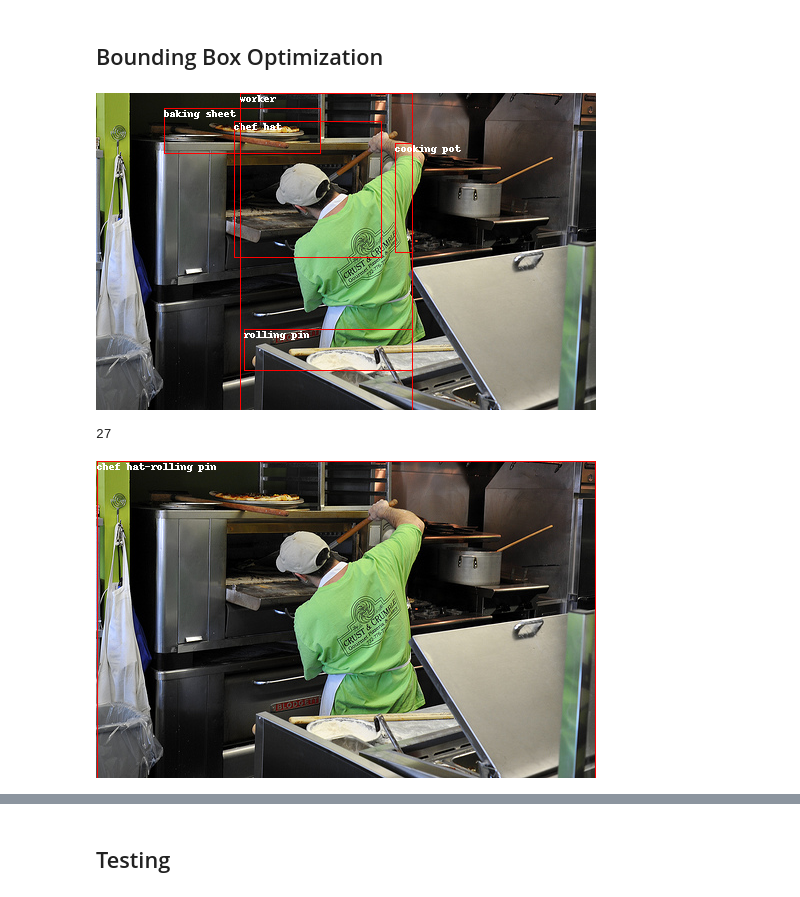
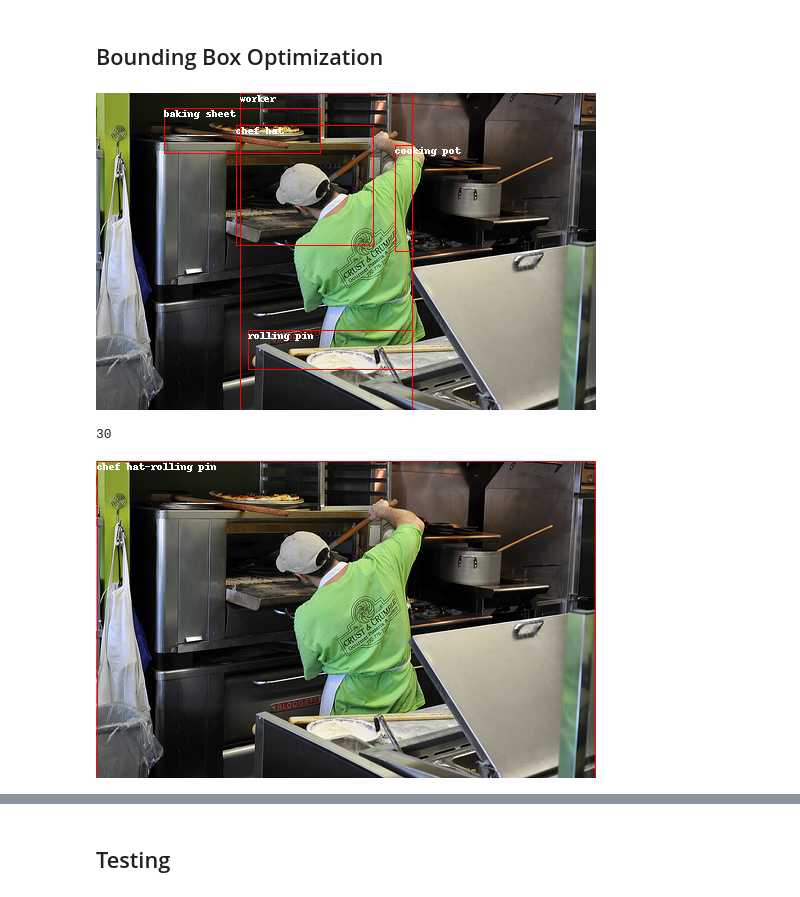
Before and after one commit to winnedatsch/tuw-master-thesis, a Jupyter notebook: notebooks/vqa.ipynb, the cells around one changed output, grey strips where cells are left out. Cells and saved outputs as stored; diff of their text form; code cells hidden in the pictures.

```diff
--- a/notebooks/vqa.ipynb
+++ b/notebooks/vqa.ipynb
@@ -47,7 +47,7 @@ torch.cuda.empty_cache()
 
 %reload object_detection.owl_vit_object_detector
 from object_detection.owl_vit_object_detector import OWLViTObjectDetector
-object_detector = OWLViTObjectDetector(gpu, threshold=0.03)
+object_detector = OWLViTObjectDetector(gpu)
 # %% [markdown]
 ### Reference Question
 # %%
@@ -57,7 +57,7 @@ import json
 with open("../data/questions/train_sampled_questions_2000.json") as f:
    questions = list(json.load(f).items())
 
-qid, question = questions[3]
+qid, question = questions[2]
 print(f"{question['question']} -> {question['answer']}")
 print(question["semanticStr"])
 image = Image.open(f"../data/images/{question['imageId']}.jpg")
@@ -90,12 +90,11 @@ detected_objects = object_detector.detect_objects(
     F.to_tensor(image),
     [c.replace("_", " ") for c in all_child_classes]
 )
-detected_object_values = list(detected_objects.values())
 print(len(detected_objects))
 imgcopy = image.copy()
 draw = ImageDraw.Draw(imgcopy)
 
-for object in detected_objects.values():
+for object in detected_objects:
    object_crop = image.crop((object["x"], object["y"], object["x"]+object["w"], object["y"]+object["h"]))
    draw.rectangle((object["x"], object["y"], object["x"]+object["w"], object["y"]+object["h"]), outline="red", width=1)
    draw.text((object["x"], object["y"]), f"{object['name']}: {object['score']:.3f}", fill="white")
@@ -124,30 +123,30 @@ select: pan (633147)->relate: _,on,o (633148) [0]->query: name [1]
 # %%
 %reload pipeline.bounding_box_optimization
 from pipeline.bounding_box_optimization import get_object_bboxes
 
-object_bboxes = get_object_bboxes(detected_object_values, {
+object_bboxes = get_object_bboxes(detected_objects, {
     "h": image.size[0],
     "w": image.size[1]
 })
 
 imgcopy = image.copy()
 draw = ImageDraw.Draw(imgcopy)
 
-for i, object in enumerate(detected_object_values[:5]):
+for i, object in enumerate(detected_objects[:5]):
     bbox = object_bboxes[i]
 
     draw.rectangle((bbox[1], bbox[0], bbox[3], bbox[2]), outline="red", width=1)
     draw.text((bbox[1], bbox[0]), f"{object['name']}", fill="white")
 
 imgcopy
 # %% [output]
-[figure, old version]
+[figure, new version]
 # %%
 %reload pipeline.bounding_box_optimization
 from pipeline.bounding_box_optimization import get_pair_bboxes
 
 object_pairs = [(1,3)]
-pair_bboxes, pair_bbox_indices = get_pair_bboxes(detected_object_values, 0.6)
+pair_bboxes, pair_bbox_indices = get_pair_bboxes(detected_objects, 0.6)
 
 imgcopy = image.copy()
 draw = ImageDraw.Draw(imgcopy)
@@ -158,9 +157,9 @@ for object_pair in object_pairs:
     bbox = pair_bboxes[pair_bbox_indices[object_pair[0], object_pair[1]]]
 
     draw.rectangle((bbox[1], bbox[0], bbox[3], bbox[2]), outline="red", width=1)
-    draw.text((bbox[1], bbox[0]), f"{detected_object_values[object_pair[0]]['name']}-{detected_object_values[object_pair[1]]['name']}", fill="white")
+    draw.text((bbox[1], bbox[0]), f"{detected_objects[object_pair[0]]['name']}-{detected_objects[object_pair[1]]['name']}", fill="white")
 
 imgcopy
 # %% [output]
-27
+30
 [figure]
```
Also changed, not shown: parts of 8 cells of this notebook, 5 other files.
